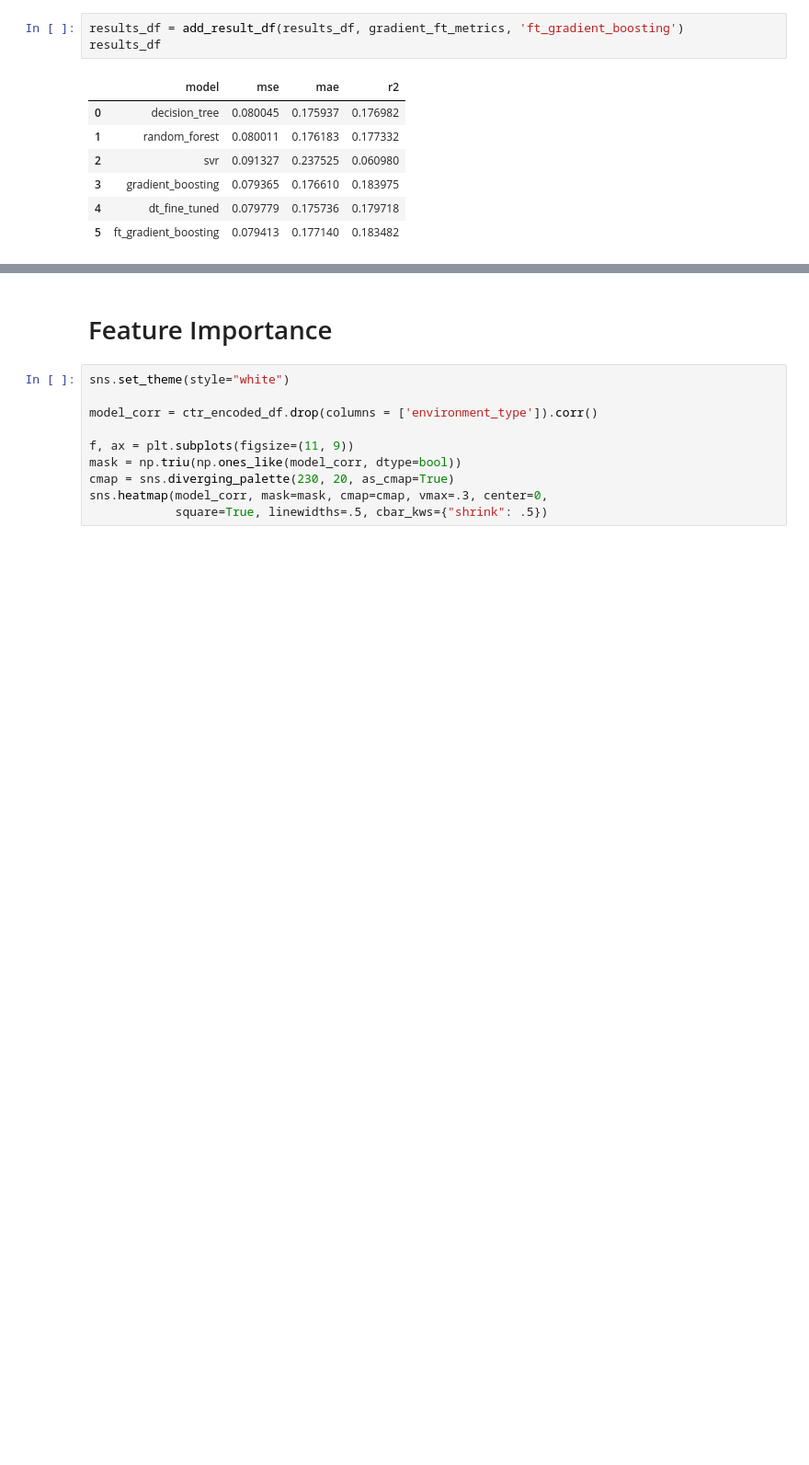
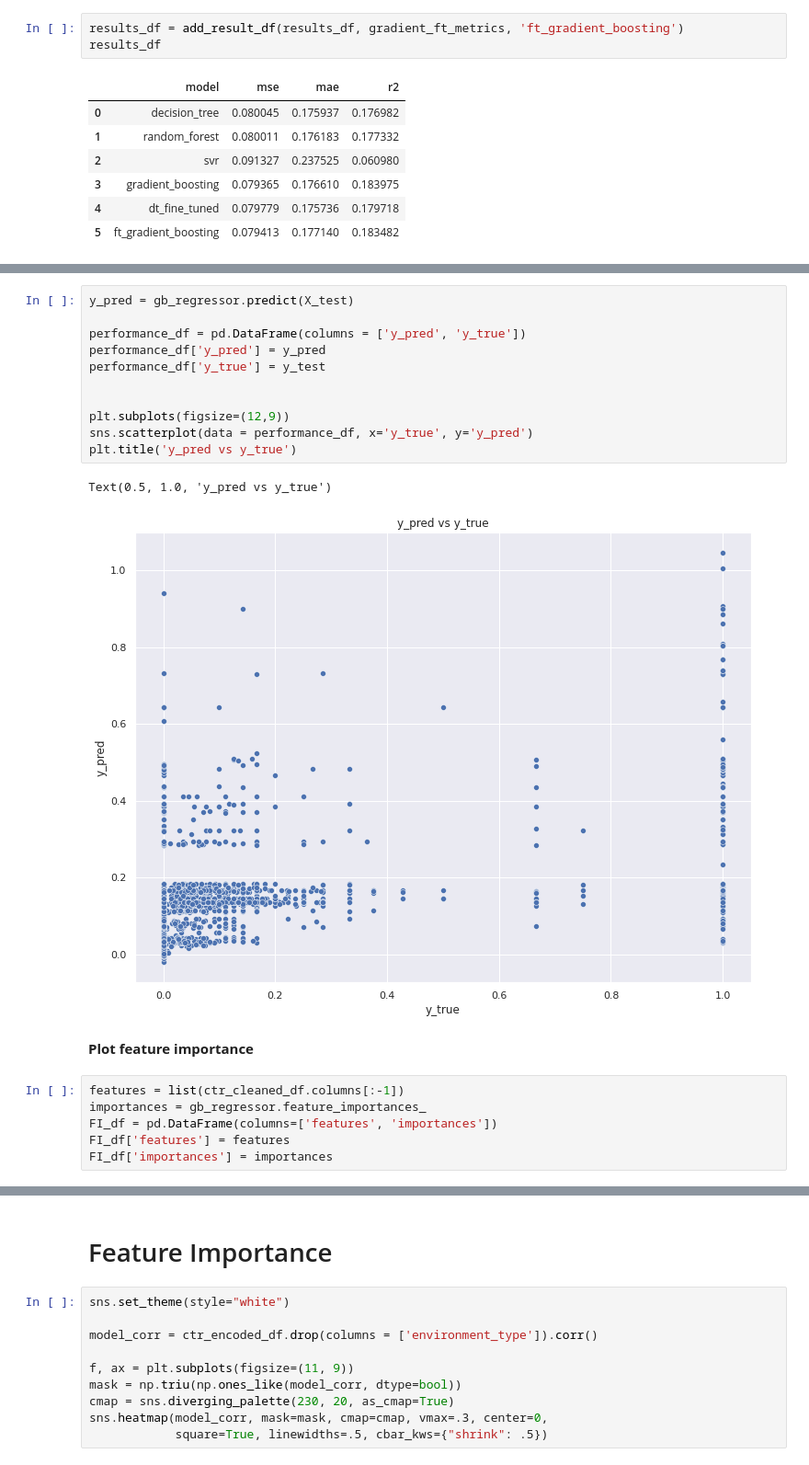
Before and after one commit to adgregory/adsmovil, a Jupyter notebook: CTR_Prueba_Tecnica.ipynb, the cells around one changed output, grey strips where cells are left out. Shown at 92% size. Saved outputs shown, nothing was run; the diff lists cells and outputs as text; blank space fills up the shorter version.

```diff
--- a/CTR_Prueba_Tecnica.ipynb
+++ b/CTR_Prueba_Tecnica.ipynb
@@ -708,0 +709,22 @@ Fitting 5 folds for each of 50 candidates, totalling 250 fits
+# %%
+y_pred = gb_regressor.predict(X_test)
+
+performance_df = pd.DataFrame(columns = ['y_pred', 'y_true'])
+performance_df['y_pred'] = y_pred
+performance_df['y_true'] = y_test
+
+
+plt.subplots(figsize=(12,9))
+sns.scatterplot(data = performance_df, x='y_true', y='y_pred')
+plt.title('y_pred vs y_true')
+# %% [output]
+Text(0.5, 1.0, 'y_pred vs y_true')
+[figure, added]
+# %% [markdown]
+**Plot feature importance**
+# %%
+features = list(ctr_cleaned_df.columns[:-1])
+importances = gb_regressor.feature_importances_
+FI_df = pd.DataFrame(columns=['features', 'importances'])
+FI_df['features'] = features
+FI_df['importances'] = importances
```
Also changed, not shown: parts of 21 cells of this notebook.
